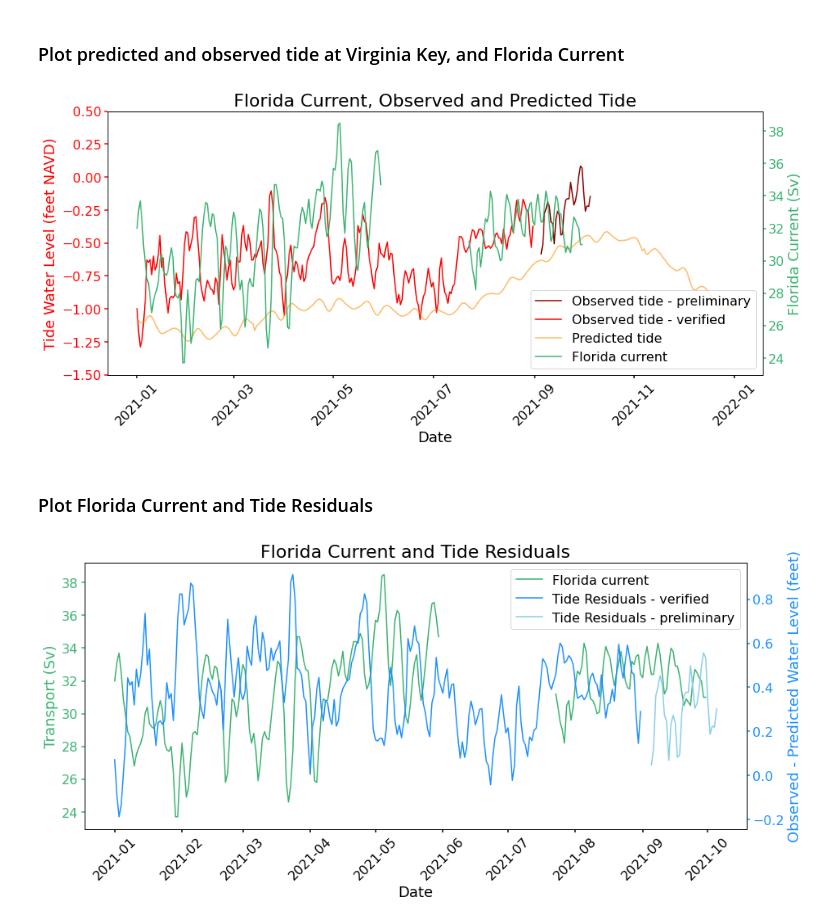
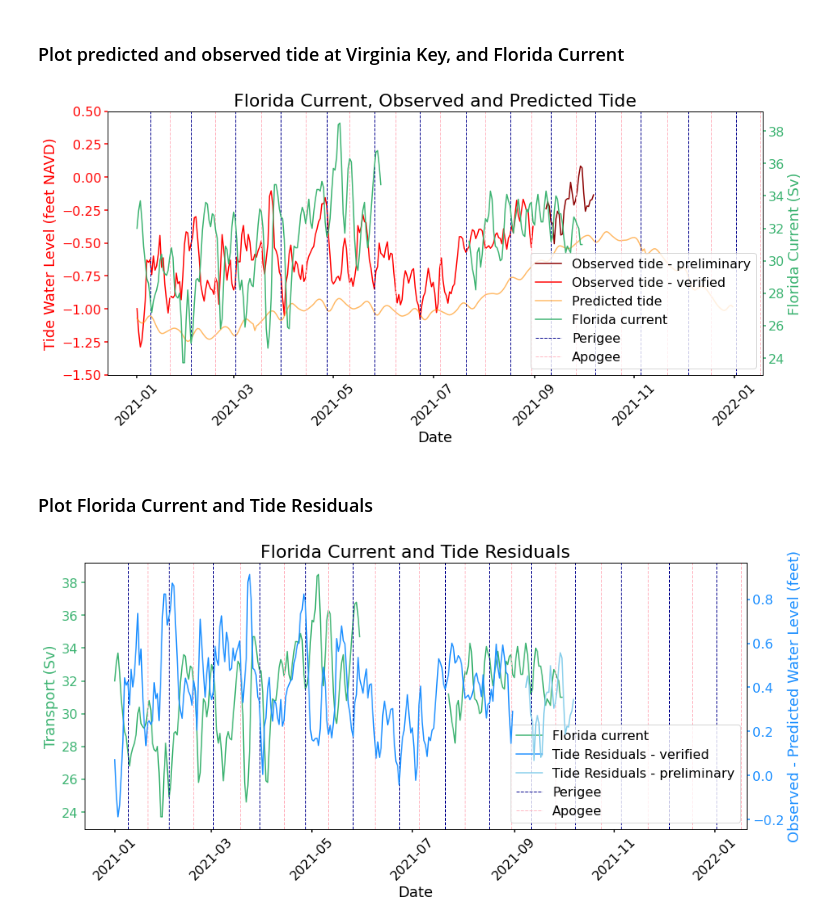
Before and after one commit to sukopm/Tide_and_Current, a Jupyter notebook: Current_tide_2021.ipynb, the cells around one changed output. Saved outputs shown, nothing was run; the diff lists cells and outputs as text; code cells hidden in the pictures.

```diff
--- a/Current_tide_2021.ipynb
+++ b/Current_tide_2021.ipynb
@@ -181,6 +208,10 @@ ax1 = ax.twinx()
 p1, = ax.plot(tide['date'], tide['water_level'], color='darkred', label="Observed tide - preliminary")
 p2, = ax.plot(tide['date'], tide['observed'], color='red', label="Observed tide - verified")
 p3, = ax1.plot(tide['date'], tide['prediction'], 'darkorange', alpha=0.6, label="Predicted tide")
+for xp in Perigee:
+    p5 = ax.axvline(x=xp, color='darkblue', linestyle='--', lw=1, label='Perigee')
+for xa in Apogee:
+    p6 = ax.axvline(x=xa, color='lightpink', linestyle='--', lw=1, label='Apogee')
 
 ax.set_xlabel("Date", fontsize= 18)
 ax.set_ylabel("Observed Water Level (feet NAVD)", fontsize= 18)
@@ -188,6 +219,7 @@ ax1.set_ylabel("Predicted Water Level (feet NAVD)", fontsize= 18)
 ax1.set_title('Observed and Predicted Tide', fontsize=22)
 ax.set_ylim([-1.5,0.5])
 ax1.set_ylim([-1.5,0.5])
+#ax.set_xlim(['2021-01','2022-01'])
 
 ax.yaxis.label.set_color(p2.get_color())
 ax1.yaxis.label.set_color(p3.get_color())
@@ -197,7 +229,7 @@ ax.tick_params(axis='y', colors=p2.get_color(), **tkw,labelsize = 16)
 ax1.tick_params(axis='y', colors=p3.get_color(), **tkw,labelsize = 16)
 ax.tick_params(axis='x', **tkw, rotation=45,labelsize = 16)
 
-lines = [p1, p2,p3]
+lines = [p1, p2,p3,p5,p6]
 ax.legend(lines, [l.get_label() for l in lines], fontsize = 16)
 
 plt.show()
@@ -207,13 +239,18 @@ plt.show()
 ### Plot Tide Residuals
 # %%
 fig = plt.figure(figsize=(15,6))
-plt.plot(tide['date'], tide['residuals'],'-', color='dodgerblue', label='Tide Residuals - verified')
-plt.plot(tide['date'], tide['residuals_prelim'],'-', color='skyblue', label='Tide Residuals - preliminary')
+p1, =plt.plot(tide['date'], tide['residuals'],'-', color='dodgerblue', label='Tide Residuals - verified')
+p2, =plt.plot(tide['date'], tide['residuals_prelim'],'-', color='skyblue', label='Tide Residuals - preliminary')
+for xp in Perigee:
+    p5 =plt.axvline(x=xp, color='darkblue', linestyle='--', lw=1, label='Perigee')
+for xa in Apogee:
+    p6 =plt.axvline(x=xa, color='lightpink', linestyle='--', lw=1, label='Apogee')
 plt.xticks(rotation=45, fontsize=16)
 plt.yticks(fontsize=16)
 plt.xlabel("Date", fontsize=18)
 plt.ylabel("Observed - Predicted Water Level (feet)", fontsize=18)
 plt.title("Difference between Predicted and Observed Tide", fontsize=22)
-plt.legend(loc='upper right',fontsize=16)
+lines = [p1, p2,p5,p6]
+plt.legend(lines,[l.get_label() for l in lines],loc='upper right',fontsize=16)
 # %% [output]
 <matplotlib.legend.Legend at 0x...>
@@ -222,12 +259,17 @@ plt.legend(loc='upper right',fontsize=16)
 ### Plot Florida Current
 # %%
 fig = plt.figure(figsize=(15,6))
-plt.plot(d1['date'],d1['transport'],'-', color='mediumseagreen')
+p1, = plt.plot(d1['date'],d1['transport'],'-', color='mediumseagreen', label = 'Florida Current')
+for xp in Perigee:
+    p5 =plt.axvline(x=xp, color='darkblue', linestyle='--', lw=1, label='Perigee')
+for xa in Apogee:
+    p6 =plt.axvline(x=xa, color='lightpink', linestyle='--', lw=1, label='Apogee')
 plt.xticks(rotation=45, fontsize=16)
 plt.yticks(fontsize=16)
 plt.xlabel("Date", fontsize=18)
 plt.ylabel("Transport (Sv)", fontsize=18)
 plt.title("Florida Current", fontsize=22)
-plt.legend(['Florida Current'],loc='lower left',fontsize=16)
+lines = [p1, p5,p6]
+plt.legend(lines,[l.get_label() for l in lines],loc='upper right',fontsize=16)
 # %% [output]
 <matplotlib.legend.Legend at 0x...>
@@ -250,6 +292,10 @@ p1, = ax.plot(tide['date'], tide['water_level'], color='darkred', label="Observe
 p2, = ax.plot(tide['date'], tide['observed'], color='red', label="Observed tide - verified")
 p3, = ax.plot(tide['date'], tide['prediction'], 'darkorange', alpha=0.6, label="Predicted tide")
 p4, = ax1.plot(d1['date'],d1['transport'], '-', color='mediumseagreen', label="Florida current")
+for xp in Perigee:
+    p5 = ax.axvline(x=xp, color='darkblue', linestyle='--', lw=1, label='Perigee')
+for xa in Apogee:
+    p6 = ax.axvline(x=xa, color='lightpink', linestyle='--', lw=1, label='Apogee')
 
 ax.set_xlabel("Date", fontsize= 18)
 ax.set_ylabel("Tide Water Level (feet NAVD)", fontsize= 18)
@@ -266,12 +312,12 @@ ax.tick_params(axis='y', colors=p2.get_color(), **tkw,labelsize = 16)
 ax1.tick_params(axis='y', colors=p4.get_color(), **tkw,labelsize = 16)
 ax.tick_params(axis='x', **tkw, rotation=45,labelsize = 16)
 
-lines = [p1, p2,p3,p4]
+lines = [p1, p2,p3,p4,p5,p6]
 ax.legend(lines, [l.get_label() for l in lines],loc='lower right', fontsize = 16)
 
 plt.show()
 # %% [output]
-[figure, old version]
+[figure, new version]
 # %% [markdown]
 ### Plot Florida Current and Tide Residuals
 # %%
@@ -280,32 +326,36 @@ def make_patch_spines_invisible(ax):
     ax.patch.set_visible(False)
     for sp in ax.spines.values():
         sp.set_visible(False)
 
 fig, ax = plt.subplots()
 fig.set_size_inches(18, 6)
 fig.subplots_adjust(right=0.75)
 
 ax1 = ax.twinx()
 p1, = ax.plot(d1['date'],d1['transport'], '-', color='mediumseagreen', label="Florida current")
 p2, = ax1.plot(tide['date'], tide['residuals'],'-', color='dodgerblue', label="Tide Residuals - verified")
 p3, = ax1.plot(tide['date'], tide['residuals_prelim'],'-', color='skyblue', label="Tide Residuals - preliminary")
+for xp in Perigee:
+    p5 = ax.axvline(x=xp, color='darkblue', linestyle='--', lw=1, label='Perigee')
+for xa in Apogee:
+    p6 = ax.axvline(x=xa, color='lightpink', linestyle='--', lw=1, label='Apogee')
 
 ax.set_xlabel("Date", fontsize= 18)
 ax.set_ylabel("Transport (Sv)", fontsize= 18)
 ax1.set_ylabel("Observed - Predicted Water Level (feet)", fontsize= 18)
 ax1.set_title('Florida Current and Tide Residuals', fontsize=22)
 
 ax.yaxis.label.set_color(p1.get_color())
 ax1.yaxis.label.set_color(p2.get_color())
 
 tkw = dict(size=4, width=1.5)
 ax.tick_params(axis='y', colors=p1.get_color(), **tkw,labelsize = 16)
 ax1.tick_params(axis='y', colors=p2.get_color(), **tkw,labelsize = 16)
 ax.tick_params(axis='x', **tkw, rotation=45,labelsize = 16)
 
-lines = [p1, p2,p3]
+lines = [p1, p2,p3,p5,p6]
 ax.legend(lines, [l.get_label() for l in lines], fontsize = 16)
 
 plt.show()
 # %% [output]
-[figure, old version]
+[figure, new version]
```
Also changed, not shown: parts of 8 cells of this notebook.
